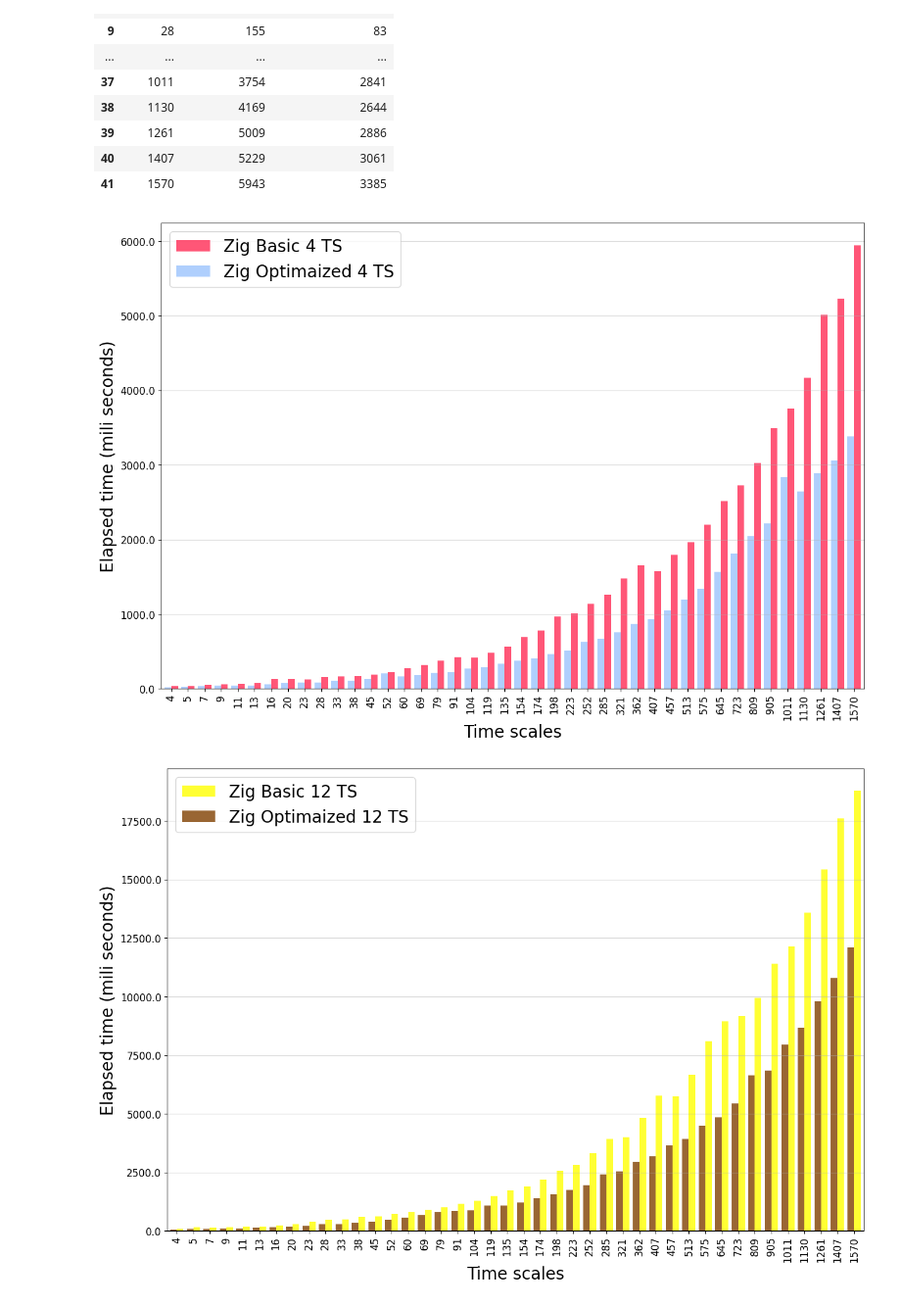
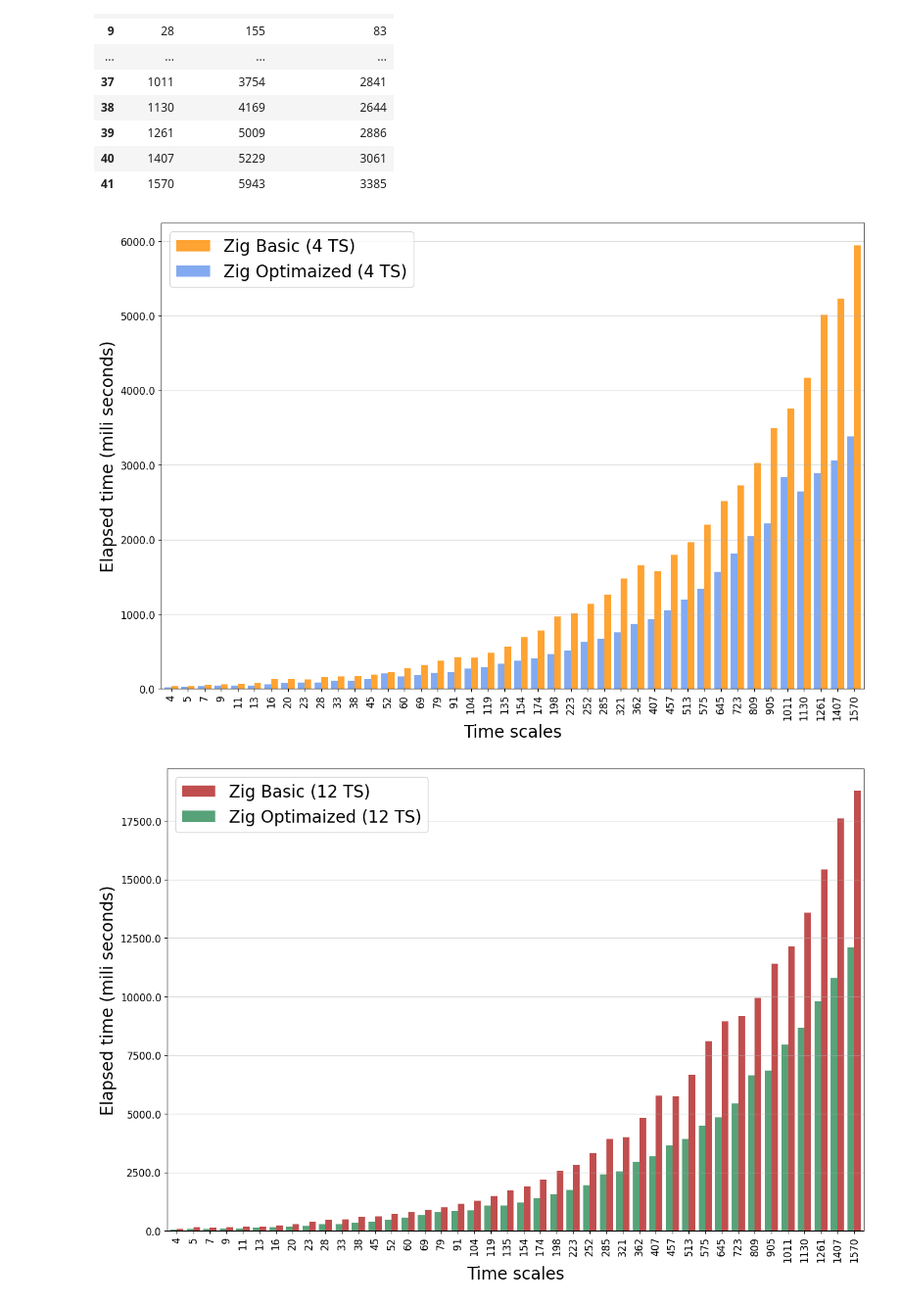
Before and after one commit to 255ribeiro/paper_zebendelib, a Jupyter notebook: notebooks/graphics.ipynb, the cells around one changed output. Shown at 98% size. Cells and saved outputs as stored; diff of their text form; code cells hidden in the pictures.

Commit message:
elapsed time images

```diff
--- a/notebooks/graphics.ipynb
+++ b/notebooks/graphics.ipynb
@@ -116,11 +116,11 @@ ax.bar(
         x + bar_width * .5 ,
         df_basic["Zig Basic 4 TS"].astype(int),
         width=bar_width,
-        color='#FF2C55',
+        color='darkorange',
 
         alpha=opacity,
         # edgecolor='black',
-        label='Zig Basic 4 TS'
+        label='Zig Basic (4 TS)'
         )
 
 
@@ -128,10 +128,10 @@ ax.bar(
         x - bar_width * .5,
         df_opt["Zig Optimized 4 TS"].astype(int),
         width=bar_width,
-        color='#9bc4fd',
+        color='cornflowerblue',
         alpha=opacity,
         # edgecolor='black',
-        label='Zig Optimaized 4 TS')
+        label='Zig Optimaized (4 TS)')
 # ax.semilogx()
 ax.legend(fontsize=20)
 ax.set_xlim([-bar_width * 1.5 , x_len - bar_width ])
@@ -146,7 +146,7 @@ ax.set_ylabel("Elapsed time (mili seconds)", fontsize=20)
 ax.yaxis.grid(True, alpha=0.5)
 plt.show()
 # %% [output]
-[figure, old version]
+[figure, new version]
 # %%
 df_basic_12 = get_time_data('../compared_perf/basic_12.txt',
                      #   "elapsed"
@@ -169,38 +169,38 @@ fig, ax = plt.subplots(1,1, figsize=(15,10))
 ax.bar(
         x + bar_width * .5 ,
         df_basic_12["Zig Basic 12 TS"].astype(int),
         width=bar_width,
-        color='#ffff00',
+        color='firebrick',
 
         alpha=opacity,
         # edgecolor='black',
-        label='Zig Basic 12 TS'
+        label='Zig Basic (12 TS)'
         )
 
 
 ax.bar(
         x - bar_width * .5,
         df_opt_12["Zig Optimized 12 TS"].astype(int),
         width=bar_width,
-        color='#804000',
+        color='seagreen',
         alpha=opacity,
         # edgecolor='black',
-        label='Zig Optimaized 12 TS')
+        label='Zig Optimaized (12 TS)')
 # ax.semilogx()
 ax.legend(fontsize=20)
 ax.set_xlim([-bar_width * 1.5 , x_len - bar_width ])
 
 ax.tick_params(axis='x', labelrotation=90)
 np.arange(0, 11, step=1)
 ax.set_xticks(np.arange(42),df_basic["tws size"], fontsize=12)
 ax.set_xlabel("Time scales", fontsize=20)
 ax.set_yticklabels(ax.get_yticks(), fontsize=12)
 ax.set_ylabel("Elapsed time (mili seconds)", fontsize=20)
 # ax.set_title("Elapsed time for Zig Basic and Zig Optimized")
 ax.yaxis.grid(True, alpha=0.5)
 plt.show()
 # %% [output]
-[figure, old version]
+[figure, new version]
 # %%
 def perf_inc(value, reference):
     return ((value - reference) / reference) * 100
```
Also changed, not shown: 7 other files.
